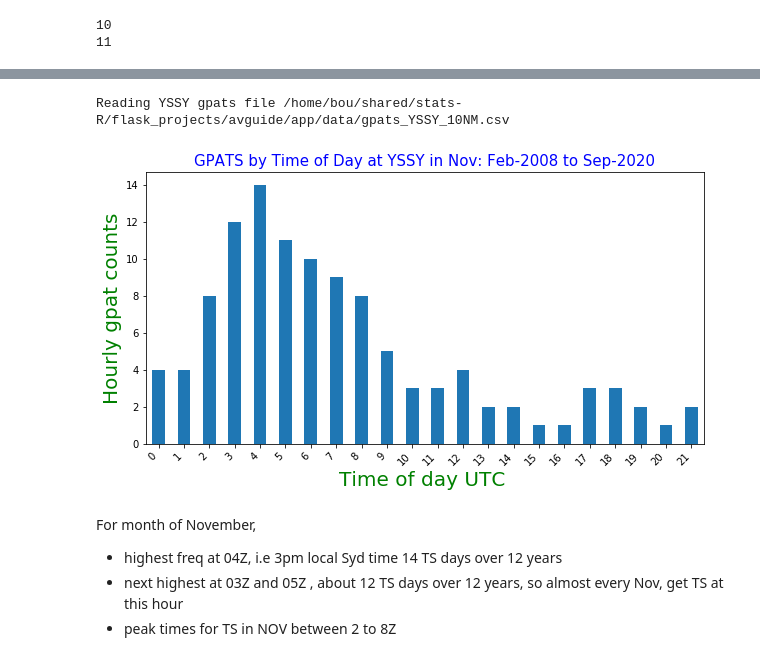
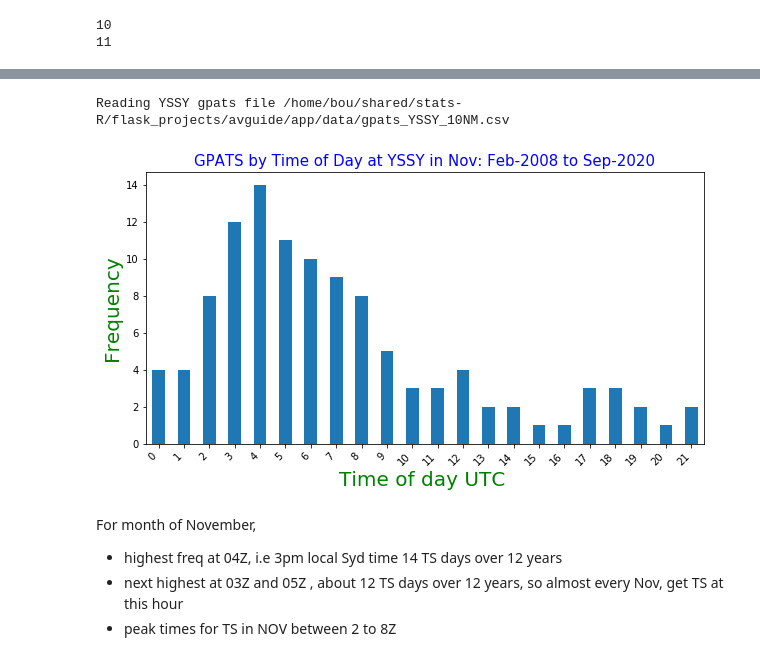
Before and after one commit to launda/avguide, a Jupyter notebook: Sydney_Basin_Storms.ipynb, the cells around one changed output, grey strips where cells are left out. Saved outputs shown, nothing was run; the diff lists cells and outputs as text; code cells hidden in the pictures.

```diff
--- a/Sydney_Basin_Storms.ipynb
+++ b/Sydney_Basin_Storms.ipynb
@@ -30,12 +30,15 @@ def get_gpats_data(cur_dir:str="./gpats_data/",sta:str="YBBN",res=None)->pd.Data
         a resample to 1min will downsample the series into 1 minute bins and sum the values of the timestamps falling into a bin
         a resample to 30min likewise downsamples to into 30 minute bins, H - 1hour bins, D - 1day into daily bins, M in monthly etc etc
         resample takes these other optional parameters, 'closed' and 'label'
+
         closed : {‘right’, ‘left’}
-        Which side of bin interval is closed.
+        For downsampling, set to ‘left’ or ‘right’ to specify which side/end of the interval is closed.
         The default is ‘left’ for all frequency offsets except for ‘M’, ‘A’, ‘Q’, ‘BM’, ‘BA’, ‘BQ’,
         and ‘W’ which all have a default of ‘right’.
+
         label : {‘right’, ‘left’}
         Which bin edge label to label bucket with.
+        specifies whether the result is labeled with the beginning or the end of the interval.
         The default is ‘left’ for all frequency offsets except for ‘M’, ‘A’, ‘Q’, ‘BM’, ‘BA’, ‘BQ’,
         and ‘W’ which all have a default of ‘right’.
 
@@ -45,7 +48,7 @@ def get_gpats_data(cur_dir:str="./gpats_data/",sta:str="YBBN",res=None)->pd.Data
         pd.DataFrame: [description]
     """
     # join is smart so cur_dir can be like ./gpats  or ./gpats/
-    gpats_file = os.path.join(cur_dir, f'gpats_{sta}_10NM.csv')
+    gpats_file = os.path.join(cur_dir, f'gpats_{sta.upper()}_10NM.csv')
     print("Reading {} gpats file {}".format(sta, gpats_file))
     if res is None:
         return (pd.read_csv(gpats_file,parse_dates=True, index_col='TM'))
@@ -417,6 +630,10 @@ Name: AMP, dtype: float64
 # that figure is for 1939 to 2014 Average Thunder days per nonth
 # trends are similar - peak about 4.0 in Nov/Dec/Jab, so 4 days with TS in these months (about 13%)
 # we have more broad peak Jan to Mar and Oct to Dec
+
+
+sta='YSSY' # change to explore fog plots for other locations
+gpats_file = os.path.join(cur_dir, f'gpats_{sta}_10NM.csv')
 
 dict_mon = dict(zip(
     [1,2,3,4,5,6,7,8,9,10,11,12],
@@ -429,12 +646,12 @@ avg_mon_ts_days = ts_days.groupby(ts_days.index.month).count()/12
 round(avg_mon_ts_days,2)
 
 fig, ax = plt.subplots(figsize=(10,5), nrows=1, ncols=1 )
-avg_mon_ts_days.plot( kind='bar', grid=True, ax=ax)
+avg_mon_ts_days.plot( kind='bar', ax=ax)
 title = f'Average Thunder days per month at YSSY:\
 {ts_days.index[0].strftime("%b-%Y")} to {ts_days.index[-1].strftime("%b-%Y")}'
 ax.set_title(title, color='b',fontsize=15)
-ax.set_ylabel('Days', color='g', fontsize=20)
-ax.set_xlabel('Months', color='g', fontsize=20)
+ax.set_ylabel('Days', color='g', fontsize=15)
+ax.set_xlabel('Months', color='g', fontsize=15)
 # g.get_xticks() [ 0  1  2  3  4  5  6  7  8  9 10]
 
 xlabels=[dict_mon[x+1] for x in ax.get_xticks()]
@@ -444,5 +661,6 @@ xlabels=[dict_mon[x+1] for x in ax.get_xticks()]
 ax.set_xticklabels(xlabels,rotation=45, horizontalalignment='right')
 #g.set_xticklabels(ax.get_xticklabels(), rotation=45, horizontalalignment='right')
 ax.tick_params(labelsize=10)
+plt.savefig(f'{sta}_Average_Thunder_days_month.eps', format='eps', dpi=1000)
 # %% [output]
 Reading YSSY gpats file /home/bou/shared/stats-R/flask_projects/avguide/app/data/gpats_YSSY_10NM.csv
@@ -551,39 +1013,31 @@ print(keys[vals.index('Nov')])
 # %%
-# note resample by default introduces observations/rows in dataset
-# in this case resample('1min') and aggregate makes no difference to actual counts
-# actually this gives same result without the double resample hassles
+g1_hour =  get_gpats_data(cur_dir=cur_dir,sta=sta,res='H')['AMP']
+g1_hour =  g1_hour.loc[g1_hour>1]   # only keep data with > 1 gpat count per hour
 
-g1_hour =  get_gpats_data(cur_dir=cur_dir,sta=sta,res='H')['AMP']
-g1_hour = g1_hour.loc[g1_hour>1]   # only keep data with > 1 gpat count per hour
-gpats_by_hour = g1_hour.groupby(g1_hour.index.hour).count()
-
-# hourly trend for Nov only
+# filter hourly trend for Nov only
 mon=keys[vals.index('Nov')]
 g1_hour_mon = g1_hour.loc[g1_hour.index.month==mon]
 gpats_by_hour_mon = g1_hour_mon.groupby(g1_hour_mon.index.hour).count()
-# gpats_by_hour/24
-
 
 fig, ax = plt.subplots(figsize=(10,5), nrows=1, ncols=1 )
 gpats_by_hour_mon.plot( kind='bar', ax=ax)
 title = f'GPATS by Time of Day at {sta} in {dict_mon[mon]}: \
 {ts_days.index[0].strftime("%b-%Y")} to {ts_days.index[-1].strftime("%b-%Y")}'
 ax.set_title(title, color='b',fontsize=15)
-ax.set_ylabel('Hourly gpat counts', color='g', fontsize=20)
+ax.set_ylabel('Frequency', color='g', fontsize=20)
 ax.set_xlabel('Time of day UTC ', color='g', fontsize=20)
 # g.get_xticks() [ 0  1  2  3  4  5  6  7  8  9 10]
 
 xlabels=[x for x in ax.get_xticks()]
-
 # xlabels=list( map( lambda x : dict_mon[x], ax.get_xticks()+2) )  # both give same result
 
 # xlabels = ['{:,.2f}'.format(x) + 'K' for x in ax.get_xticks()/1000]
 ax.set_xticklabels(xlabels,rotation=45, horizontalalignment='right')
 #g.set_xticklabels(ax.get_xticklabels(), rotation=45, horizontalalignment='right')
 ax.tick_params(labelsize=10)
 # %% [output]
 Reading YSSY gpats file /home/bou/shared/stats-R/flask_projects/avguide/app/data/gpats_YSSY_10NM.csv
-[figure, old version]
+[figure, new version]
 # %% [markdown]
 For month of November,
 - highest freq at 04Z, i.e 3pm local Syd time 14 TS days over 12 years
```
Also changed, not shown: parts of 36 cells of this notebook, 1 other file.
